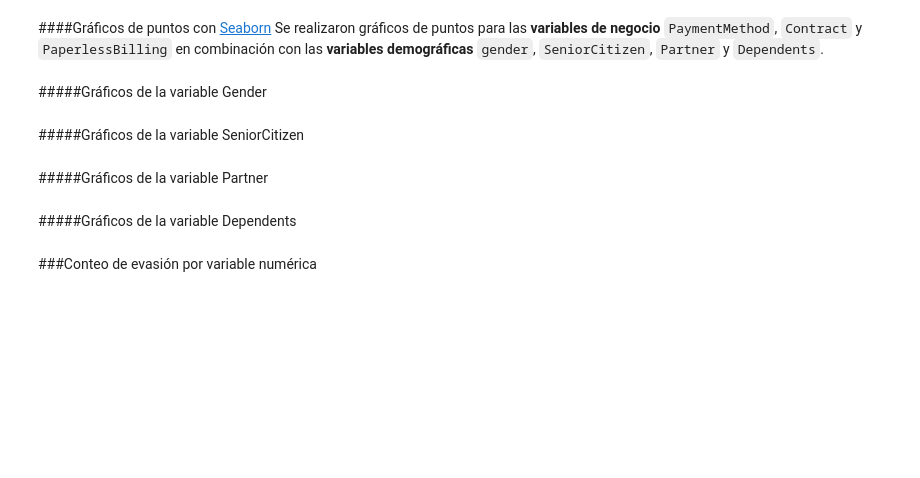
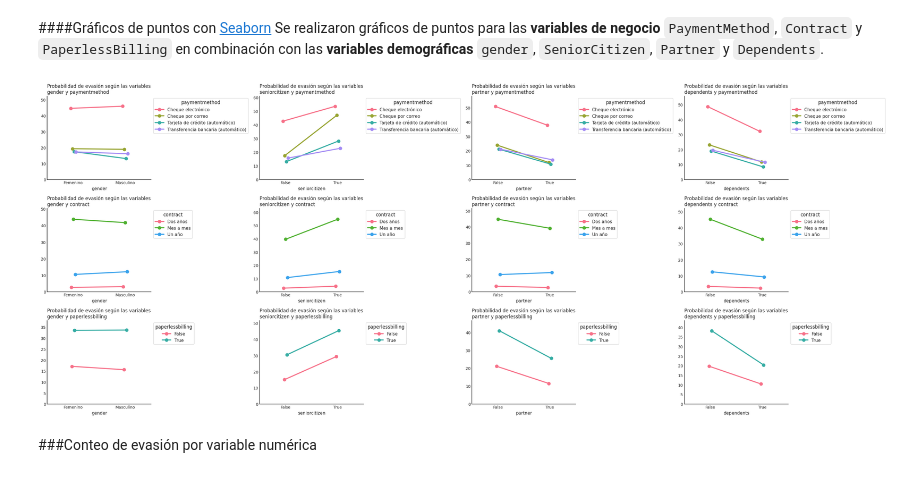
Before and after one commit to JLuceroVasquez/challenge-telecom-x-latam, a Jupyter notebook: TelecomX_LATAM.ipynb, the cells around one changed output. Cells and saved outputs as stored; diff of their text form; code cells hidden in the pictures; blank space fills up the shorter version.

```diff
--- a/TelecomX_LATAM.ipynb
+++ b/TelecomX_LATAM.ipynb
@@ -586,7 +586,8 @@ Se generaron 12 dataframes que agrupan la probabilidad de evasión por variables
 df_agrupados_cuali = []
 df_agrupados_cuanti = []
 # %%
-#Se añadieron los dataframe agrupados por variables cualitativas.
+#Se añadieron los df con la prob. de evasión agrupada por variables cualitativas.
 for i in range(len(listas_cols_cualitativas)):
-  df = agrupar_prob(df_plano, listas_cols_cualitativas[i], 'churn', 'Si', 'churn_rate')
-  df_agrupados_cuali.append(df)
+  data = agrupar_prob(df_plano, listas_cols_cualitativas[i], 'churn', 'Si', 'churn_rate') #Se genera una serie multindice.
+  data = data.reset_index() #Se convierte la serie en un dataframe, reseteando los índices que pasan a ser columnas.
+  df_agrupados_cuali.append(data)
@@ -614,5 +603,6 @@ df_agrupados_cuali
 # %%
-#Se añadieron los dataframe agrupados por variables cuantitativas.
+#Se añadieron los df con la prob. de evasión agrupada por variables cuantitativas.
 for i in range(len(listas_cols_cuantitativas)):
-  df = agrupar_prob(df_plano, listas_cols_cuantitativas[i], 'churn', 'Si', 'churn_rate')
-  df_agrupados_cuanti.append(df)
+  data = agrupar_prob(df_plano, listas_cols_cuantitativas[i], 'churn', 'Si', 'churn_rate') #Se genera una serie.
+  data = data.reset_index() #Se convierte la serie en un dataframe, reseteando el índice que pasa a ser columna.
+  df_agrupados_cuanti.append(data)
@@ -708,6 +691,3 @@ def myhistplotter(data:pd.core.frame.DataFrame,x:str,hue:Optional[str]=None,pale
       ax.text(x=x, y=height + 20, s=str(int(height)), ha='center', va='bottom', fontsize=10)
 
   return ax
-# %%
-#Creamos la función mypointplotter que permitirá simplificar la sintaxis del código para crear gráficos de puntos.
-def mypointplotter()
@@ -733,14 +758,28 @@ plt.tight_layout()
 # %% [markdown]
 ####Gráficos de puntos con [Seaborn](https://seaborn.pydata.org/tutorial/categorical.html)
 Se realizaron gráficos de puntos para las **variables de negocio** `PaymentMethod`, `Contract` y `PaperlessBilling` en combinación con las **variables demográficas** `gender`, `SeniorCitizen`, `Partner` y `Dependents`.
-# %% [markdown]
-#####Gráficos de la variable Gender
-# %% [markdown]
-#####Gráficos de la variable SeniorCitizen
-# %% [markdown]
-#####Gráficos de la variable Partner
-# %% [markdown]
-#####Gráficos de la variable Dependents
+# %%
+#Creamos la figura, de 4 fila y 3 columnas, asignando el lienzo y ejes a variables.
+fig, axs = plt.subplots(3, 4, figsize=(30,12))
+
+df_agrupados_cuali
+
+'''
+El dataframe que se ingresa como parámetro es un elemento de la lista
+df_agrupados_cuali.
+Se itera mediante un ciclo for en los ejes de la figura, y se generan los
+gráficos con la función mypointplotter. A su vez se personaliza el título y
+etiqueta del x en cada gráfico.
+'''
+for i, ax in enumerate(axs.flat):
+  df = df_agrupados_cuali[i]
+  mypointplotter(data = df, x = df.columns[0], y=df.columns[2], hue=df.columns[1],ax=ax)
+  ax.set_title(f'Probabilidad de evasión según las variables\n{df.columns[0]} y {df.columns[1]}', loc='left', fontsize=12)
+  ax.set_xlabel(df.columns[0],fontsize=11)
+
+plt.tight_layout()
+# %% [output]
+[figure, added]
 # %% [markdown]
 ###Conteo de evasión por variable numérica
 # %% [markdown]
```
Also changed, not shown: parts of 12 cells of this notebook.
